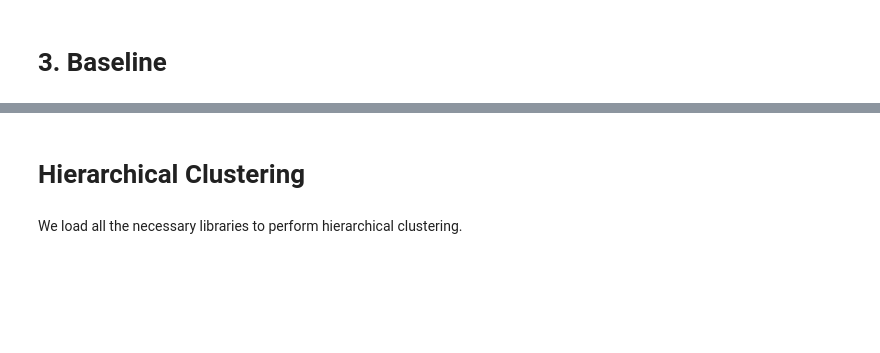
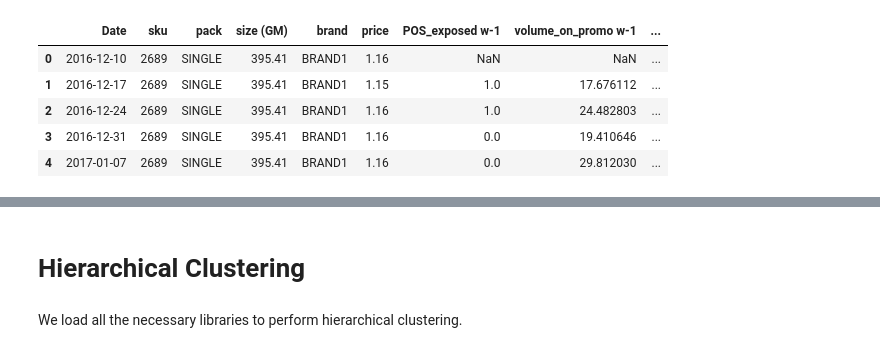
Before and after one commit to tommasofioravanti/DMTMCourseProject, a Jupyter notebook: consegna/analysis_flow.ipynb, the cells around one changed output, grey strips where cells are left out. Saved outputs shown, nothing was run; the diff lists cells and outputs as text; code cells hidden in the pictures; blank space fills up the shorter version.

```diff
--- a/consegna/analysis_flow.ipynb
+++ b/consegna/analysis_flow.ipynb
@@ -14,9 +28,22 @@ Questo progetto serve a...
 # %%
 import pandas as pd
 import numpy as np
 import matplotlib.pyplot as plt
 import matplotlib as mpl
 import seaborn as sns
+import sys
+sys.path.append("../")
 
 train = pd.read_csv("../dataset/original/train.csv")
 test = pd.read_csv("../dataset/original/x_test.csv")
+
+from preprocessing.preprocessing import convert_date
+
+convert_date(train).head()
+# %% [output]
+|  | Date | sku | pack | size (GM) | brand | price | POS_exposed w-1 | volume_on_promo w-1 | ... |
+| 0 | 2016-12-10 | 2689 | SINGLE | 395.41 | BRAND1 | 1.16 | NaN | NaN | ... |
+| 1 | 2016-12-17 | 2689 | SINGLE | 395.41 | BRAND1 | 1.15 | 1.0 | 17.676112 | ... |
+| 2 | 2016-12-24 | 2689 | SINGLE | 395.41 | BRAND1 | 1.16 | 1.0 | 24.482803 | ... |
+| 3 | 2016-12-31 | 2689 | SINGLE | 395.41 | BRAND1 | 1.16 | 0.0 | 19.410646 | ... |
+| 4 | 2017-01-07 | 2689 | SINGLE | 395.41 | BRAND1 | 1.16 | 0.0 | 29.812030 | ... |
@@ -37,2 +49,0 @@ test = df[df.target.isna()]
-# %% [markdown]
-# 3. Baseline
```
Also changed, not shown: parts of 16 cells of this notebook, 2 other files.
